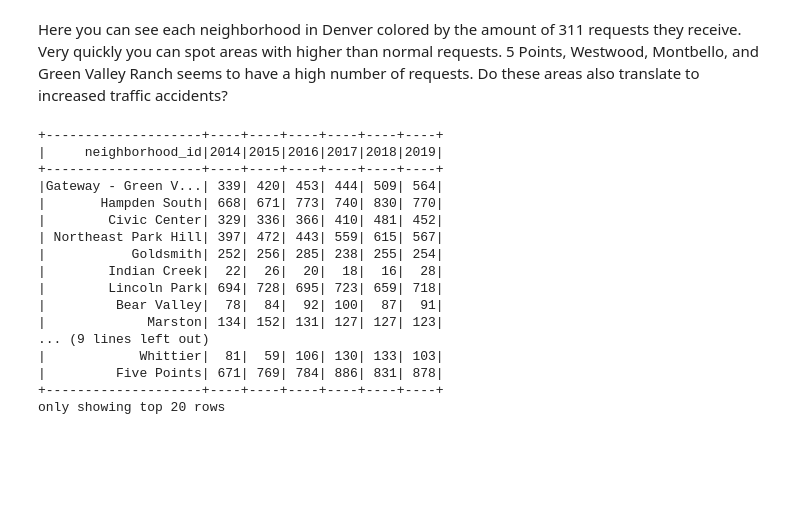
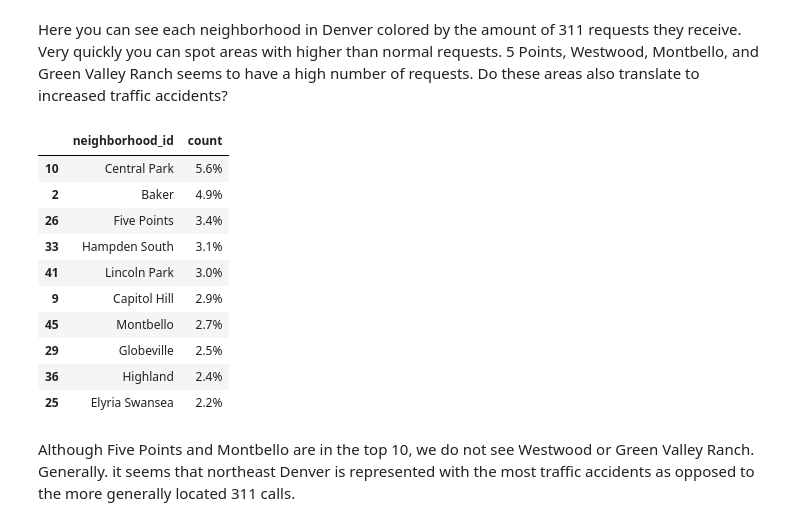
Before and after one commit to GeorgeRJacobs/ibotta-de-takehome, a Jupyter notebook: src/local/task_3/analysis.ipynb, the cells around one changed output. Cells and saved outputs as stored; diff of their text form; code cells hidden in the pictures; blank space fills up the shorter version.

```diff
--- a/src/local/task_3/analysis.ipynb
+++ b/src/local/task_3/analysis.ipynb
@@ -300,22 +292,22 @@ PIVOT (
 df_nbs = spark.sql(sql_query)
 # %%
-# Again, we will rank them using percentages
-df_nbs.toPandas().iloc[1:]
+# Again, we will rank them using percentages - Top 10.
+df_nbs2 = df_nbs.toPandas()
+df_nbs2 = df_nbs2.groupby('neighborhood_id', as_index=False)['count'].mean()
+df_nbs2.iloc[:, 1:] = percentage_col(df_nbs2.iloc[:, 1:])
+df_nbs2 = df_nbs2.sort_values('count', ascending=False)
+df_nbs2.head(10)
 # %% [output]
-+--------------------+----+----+----+----+----+----+
-|     neighborhood_id|2014|2015|2016|2017|2018|2019|
-+--------------------+----+----+----+----+----+----+
-|Gateway - Green V...| 339| 420| 453| 444| 509| 564|
-|       Hampden South| 668| 671| 773| 740| 830| 770|
-|        Civic Center| 329| 336| 366| 410| 481| 452|
-| Northeast Park Hill| 397| 472| 443| 559| 615| 567|
-|           Goldsmith| 252| 256| 285| 238| 255| 254|
-|        Indian Creek|  22|  26|  20|  18|  16|  28|
-|        Lincoln Park| 694| 728| 695| 723| 659| 718|
-|         Bear Valley|  78|  84|  92| 100|  87|  91|
-|             Marston| 134| 152| 131| 127| 127| 123|
-... (9 lines left out)
-|            Whittier|  81|  59| 106| 130| 133| 103|
-|         Five Points| 671| 769| 784| 886| 831| 878|
-+--------------------+----+----+----+----+----+----+
-only showing top 20 rows
+|  | neighborhood_id | count |
+| 10 | Central Park | 5.6% |
+| 2 | Baker | 4.9% |
+| 26 | Five Points | 3.4% |
+| 33 | Hampden South | 3.1% |
+| 41 | Lincoln Park | 3.0% |
+| 9 | Capitol Hill | 2.9% |
+| 45 | Montbello | 2.7% |
+| 29 | Globeville | 2.5% |
+| 36 | Highland | 2.4% |
+| 25 | Elyria Swansea | 2.2% |
+# %% [markdown]
+Although Five Points and Montbello are in the top 10, we do not see Westwood or Green Valley Ranch. Generally. it seems that northeast Denver is represented with the most traffic accidents as opposed to the more generally located 311 calls.
```
Also changed, not shown: parts of 1 cell of this notebook, 1 other file.
